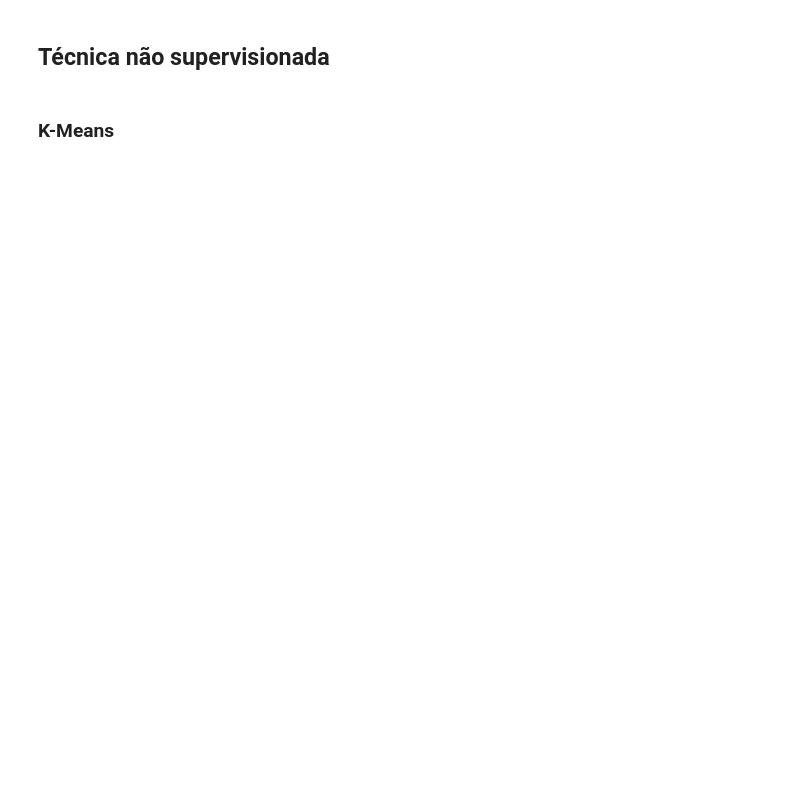
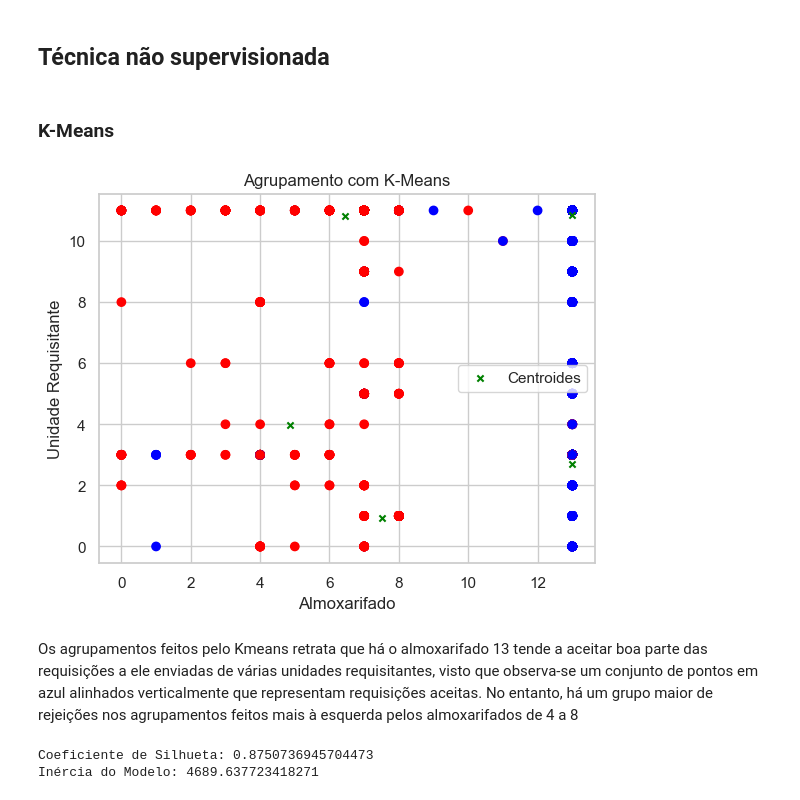
Before and after one commit to raphaelramosds/material-requests, a Jupyter notebook: Project.ipynb, the cells around one changed output. Drawn from its saved outputs; the diff is of its cells as text; code cells hidden in the pictures; blank space fills up the shorter version.

```diff
--- a/Project.ipynb
+++ b/Project.ipynb
@@ -394,3 +391,47 @@ plt.show()
 ## Técnica não supervisionada
 # %% [markdown]
 ### K-Means
+# %%
+from sklearn.cluster import KMeans
+from sklearn.metrics import silhouette_score
+from sklearn.metrics import pairwise_distances_argmin_min
+from sklearn.preprocessing import MinMaxScaler
+
+# Colunas desejadas
+X = df[['almoxarifado', 'unidade_requisitante']]
+
+# Aplicar o algoritmo K-Means
+n_clusters = 5
+kmeans = KMeans(n_clusters=n_clusters,n_init=10)
+kmeans.fit(X)
+df['cluster'] = kmeans.labels_
+
+# Plotar os agrupamentos colorindo as linhas com base na coluna 'status'
+colors = {0: 'blue', 1: 'red'}
+df['color'] = df['status'].map(colors)
+plt.scatter(df['almoxarifado'], df['unidade_requisitante'], c=df['color'])
+plt.xlabel('Almoxarifado')
+plt.ylabel('Unidade Requisitante')
+plt.title('Agrupamento com K-Means')
+
+# Plotar os centroides
+centroids = kmeans.cluster_centers_
+plt.scatter(centroids[:, 0], centroids[:, 1], c='green', marker='x', s=20, label='Centroides')
+plt.legend()
+
+# Mostrar figura
+plt.show()
+# %% [output]
+[figure, added]
+# %% [markdown]
+Os agrupamentos feitos pelo Kmeans retrata que há o almoxarifado 13 tende a aceitar boa parte das requisições a ele enviadas de várias unidades requisitantes, visto que observa-se um conjunto de pontos em azul alinhados verticalmente que representam requisições aceitas. No entanto, há um grupo maior de rejeições nos agrupamentos feitos mais à esquerda pelos almoxarifados de 4 a 8
+# %%
+# Calcular coeficiente de silhueta e inercia
+silhouette_avg = silhouette_score(X, kmeans.labels_)
+inertia = kmeans.inertia_
+
+print(f"Coeficiente de Silhueta: {silhouette_avg}")
+print(f"Inércia do Modelo: {inertia}")
+# %% [output]
+Coeficiente de Silhueta: 0.8750736945704473
+Inércia do Modelo: 4689.637723418271
```
Also changed, not shown: parts of 12 cells of this notebook.
